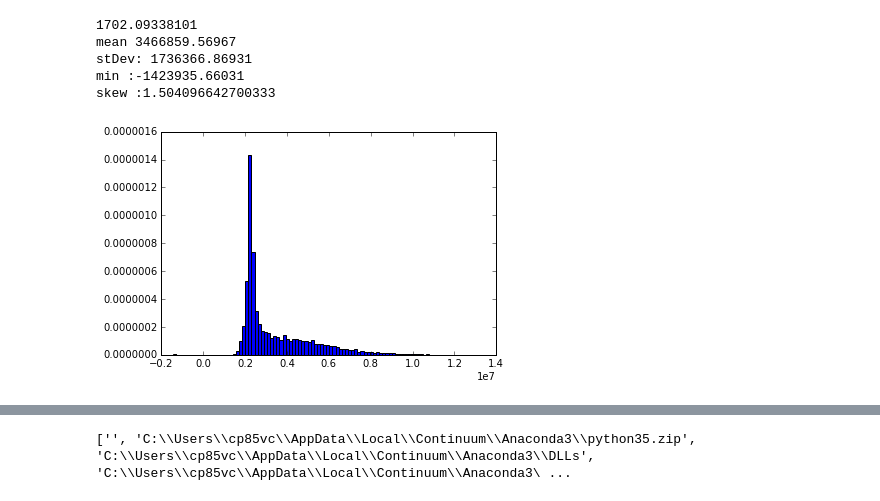
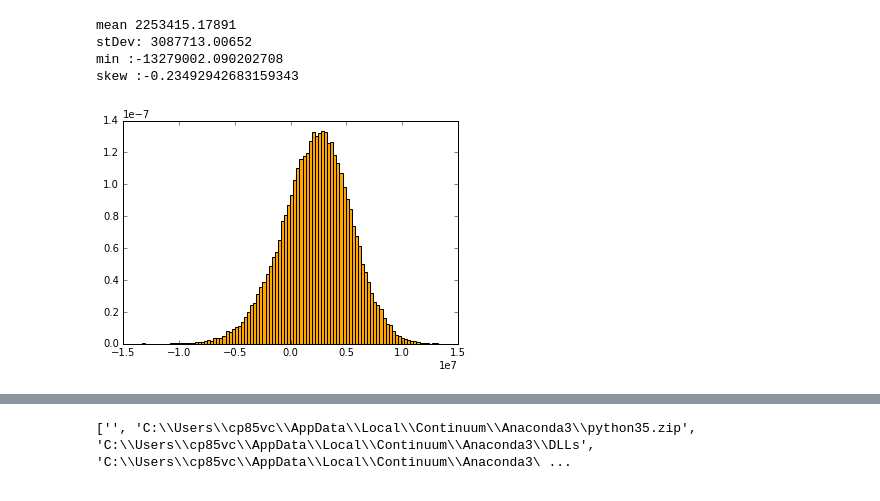
Before and after one commit to FedericoHan/FX_hedge_scenarios, a Jupyter notebook: FX_hedge_scenarios.ipynb, the cells around one changed output, grey strips where cells are left out. Saved outputs shown, nothing was run; the diff lists cells and outputs as text; code cells hidden in the pictures.

```diff
--- a/FX_hedge_scenarios.ipynb
+++ b/FX_hedge_scenarios.ipynb
@@ -196,9 +118,17 @@ skew :0.36730899072911954
-# %%
-something.hedged_profit_vanilla(10000)
-# %% [output]
-1702.09338101
-mean 3466859.56967
-stDev: 1736366.86931
-min :-1423935.66031
-skew :1.504096642700333
-[figure, removed]
+# %%
+class HedgeNone(HedgeBase):
+    def __init__(self,  revs_unit_price_local, \
+                 mean_volume_log, sigma_volume_log, \
+                 mean_spot_log, sigma_spot_log, var_cost, fixed_cost):
+        HedgeBase.__init__(self, revs_unit_price_local, \
+                           mean_volume_log, sigma_volume_log, \
+                           mean_spot_log, sigma_spot_log, var_cost, fixed_cost)
+
+    def _payoff_profile_(self):
+
+        volume = self._draw_volume_()
+        #spot = draw_spot_(self.mean_spot_log, self.sigma_spot_log)  or
+        spot = self._draw_spot_()
+        self.profit = self.revs_unit_price_local * volume - spot * self.var_cost * volume - self.fixed_cost
+
+        return self.profit
@@ -204,0 +195,19 @@ skew :1.504096642700333
+# %%
+sales_price = 1350
+expected_volume = 25000
+expected_volume_deviation = expected_volume * 0.1
+expected_spot = 1.22
+st_dev_spot = expected_spot * 0.1
+cost_per_unit = 1000
+fixed_cost = 1000000
+
+
+unhedged = HedgeNone(sales_price, expected_volume, expected_volume_deviation, expected_spot, st_dev_spot, cost_per_unit,\
+                     fixed_cost)
+unhedged.display(100000)
+# %% [output]
+mean 2253415.17891
+stDev: 3087713.00652
+min :-13279002.090202708
+skew :-0.23492942683159343
+[figure, added]
```
Also changed, not shown: parts of 10 cells of this notebook.
